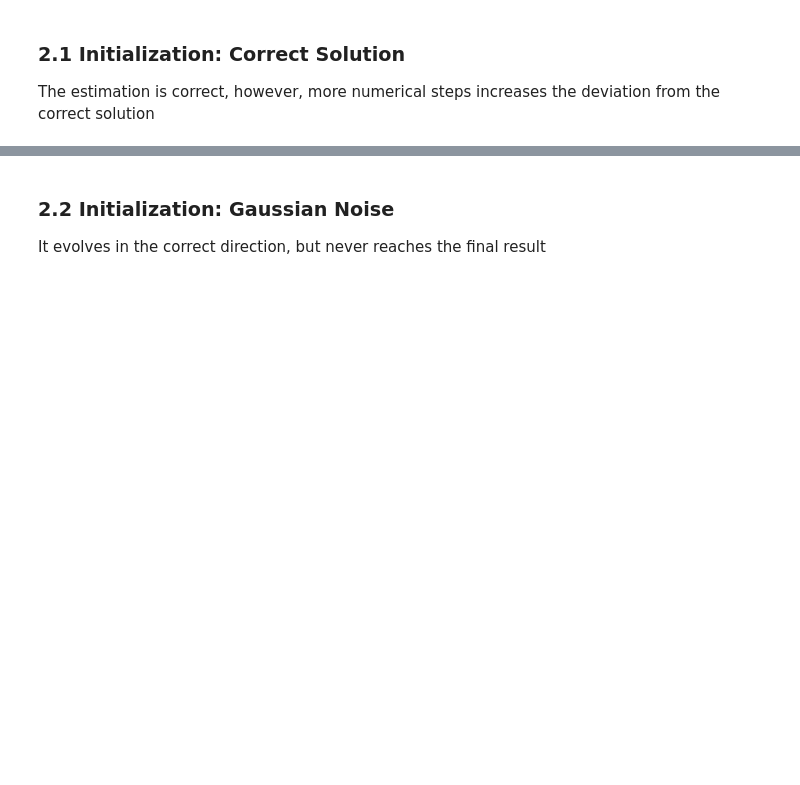
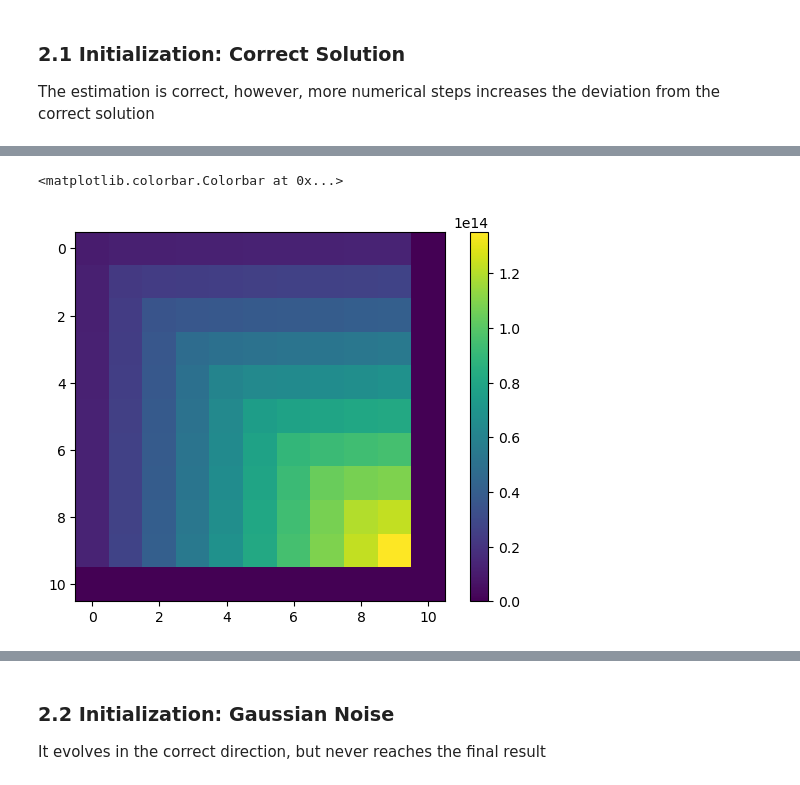
Before and after one commit to Poincare-code/henri, a Jupyter notebook: notebooks/validation-notebooks/Relevant/Non_Linear_Implementation.ipynb, the cells around one changed output, grey strips where cells are left out. Cells and saved outputs as stored; diff of their text form; code cells hidden in the pictures; blank space fills up the shorter version.

```diff
--- a/notebooks/validation-notebooks/Relevant/Non_Linear_Implementation.ipynb
+++ b/notebooks/validation-notebooks/Relevant/Non_Linear_Implementation.ipynb
@@ -226,0 +250,6 @@ plt.legend();
+# %%
+plt.imshow(A)
+plt.colorbar()
+# %% [output]
+<matplotlib.colorbar.Colorbar at 0x...>
+[figure, added]
```
Also changed, not shown: parts of 9 cells of this notebook, 2 other files.
